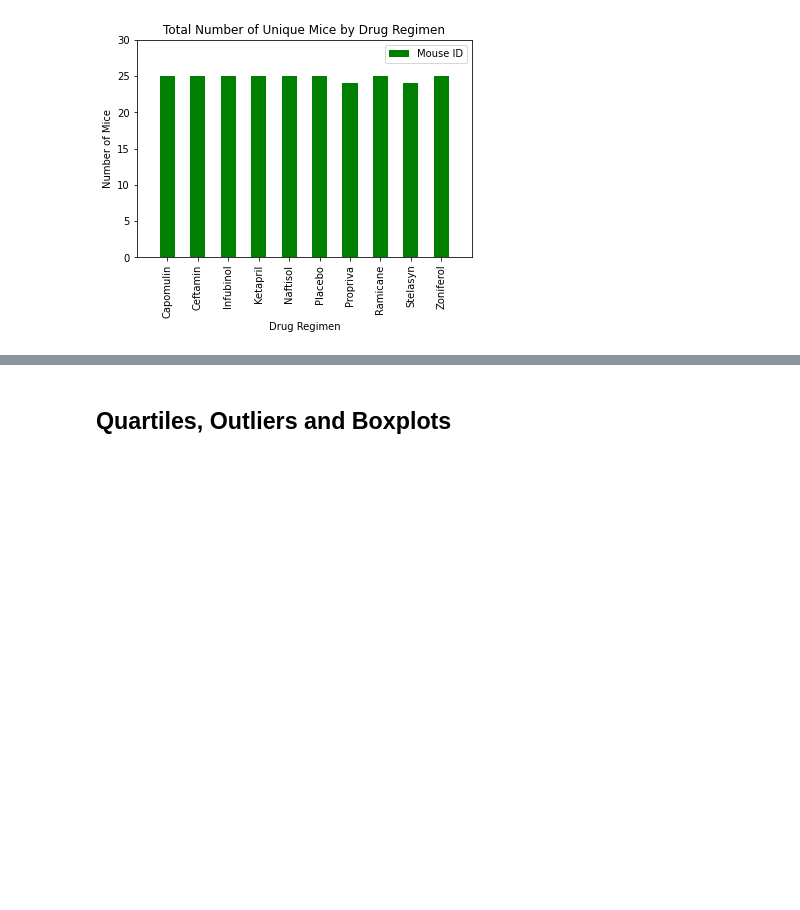
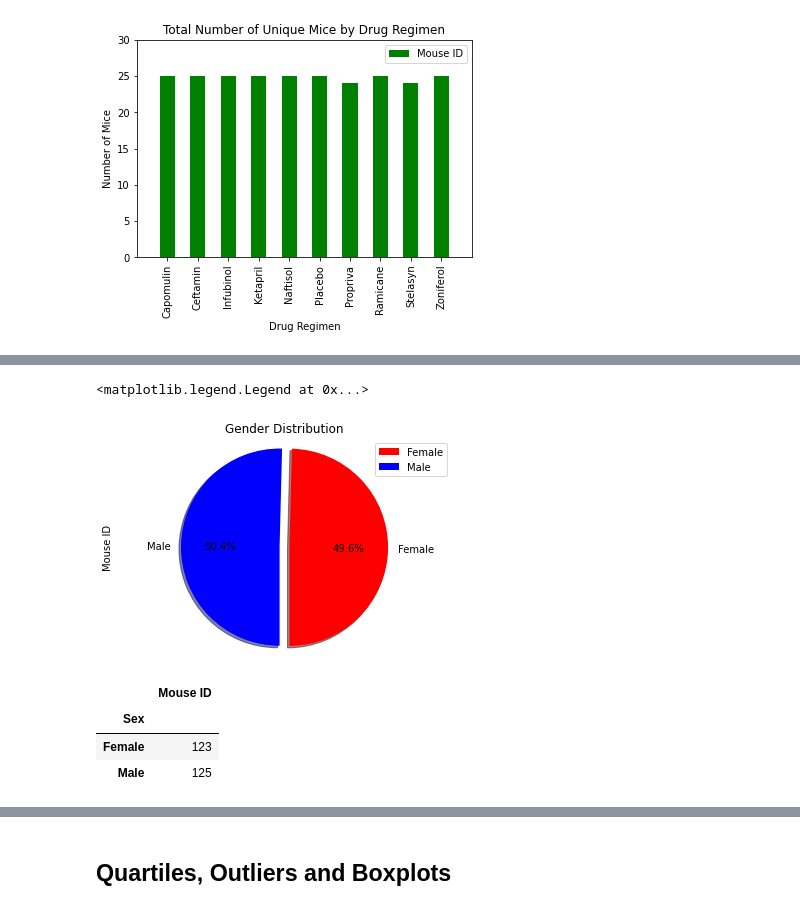
Before and after one commit to cecileung1208/Homework, a Jupyter notebook: Unit 5 - MatplotLib/Pymaceuticals/pymaceuticals_starter.ipynb, the cells around one changed output, grey strips where cells are left out. Drawn from its saved outputs; the diff is of its cells as text; code cells hidden in the pictures; blank space fills up the shorter version.

```diff
--- a/Unit 5 - MatplotLib/Pymaceuticals/pymaceuticals_starter.ipynb
+++ b/Unit 5 - MatplotLib/Pymaceuticals/pymaceuticals_starter.ipynb
@@ -182,0 +197,20 @@ Name: Mouse ID, dtype: int64
+# %%
+# Generate a pie plot showing the distribution of female versus male mice using pandas
+
+gender_by_regimen = pd.DataFrame(clean_mouse_dataframe.groupby("Sex")["Mouse ID"].nunique())
+
+
+
+gender_by_regimen.plot(kind="pie", y='Mouse ID', autopct='%1.1f%%',colors = ('red', 'blue'), title=("Gender Distribution"), shadow = True, explode = [0,0.1], startangle = 270)
+plt.axis("equal")
+plt.legend(loc="best")
+# %% [output]
+<matplotlib.legend.Legend at 0x...>
+[figure, added]
+# %%
+gender_by_regimen
+# %% [output]
+|  | Mouse ID |
+| Sex |  |
+| Female | 123 |
+| Male | 125 |
```
Also changed, not shown: parts of 7 cells of this notebook, 1 other file.
